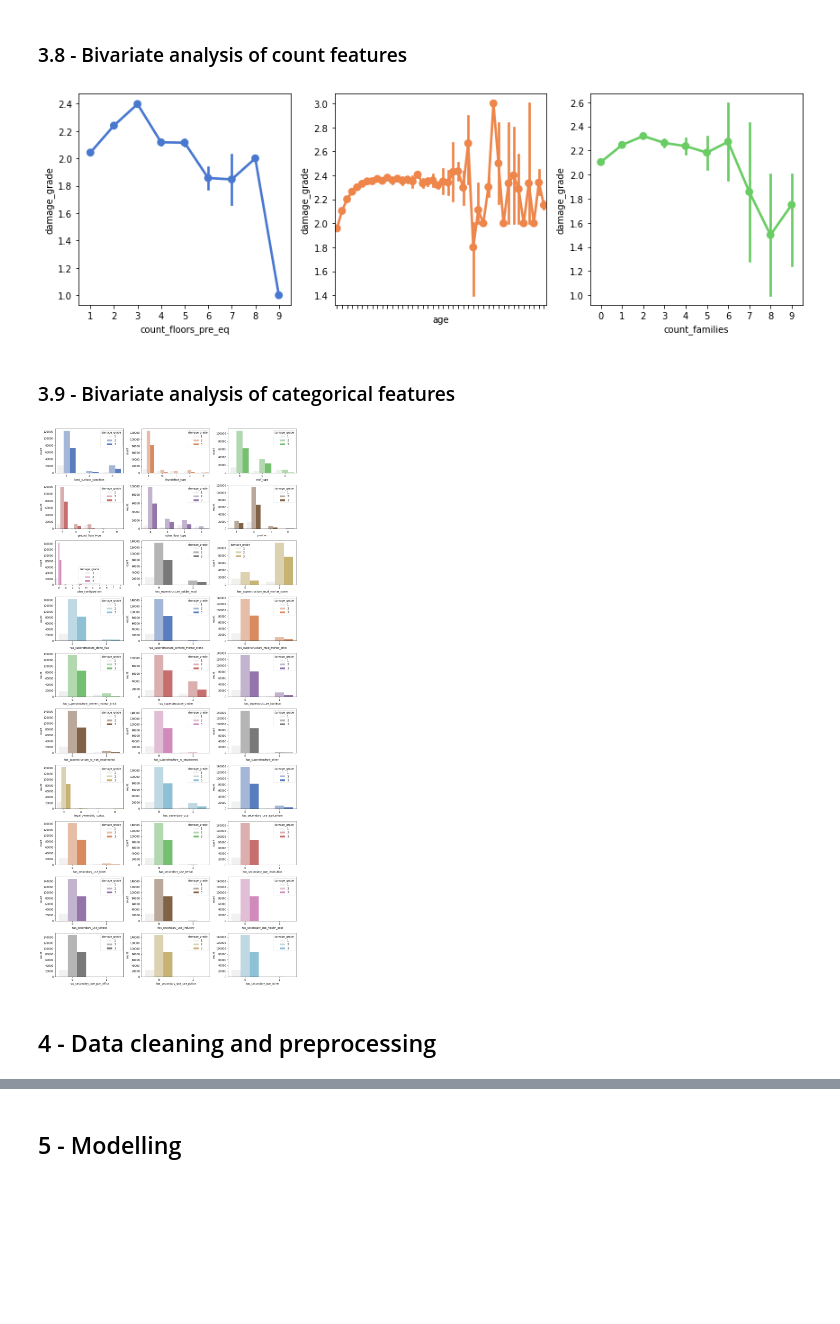
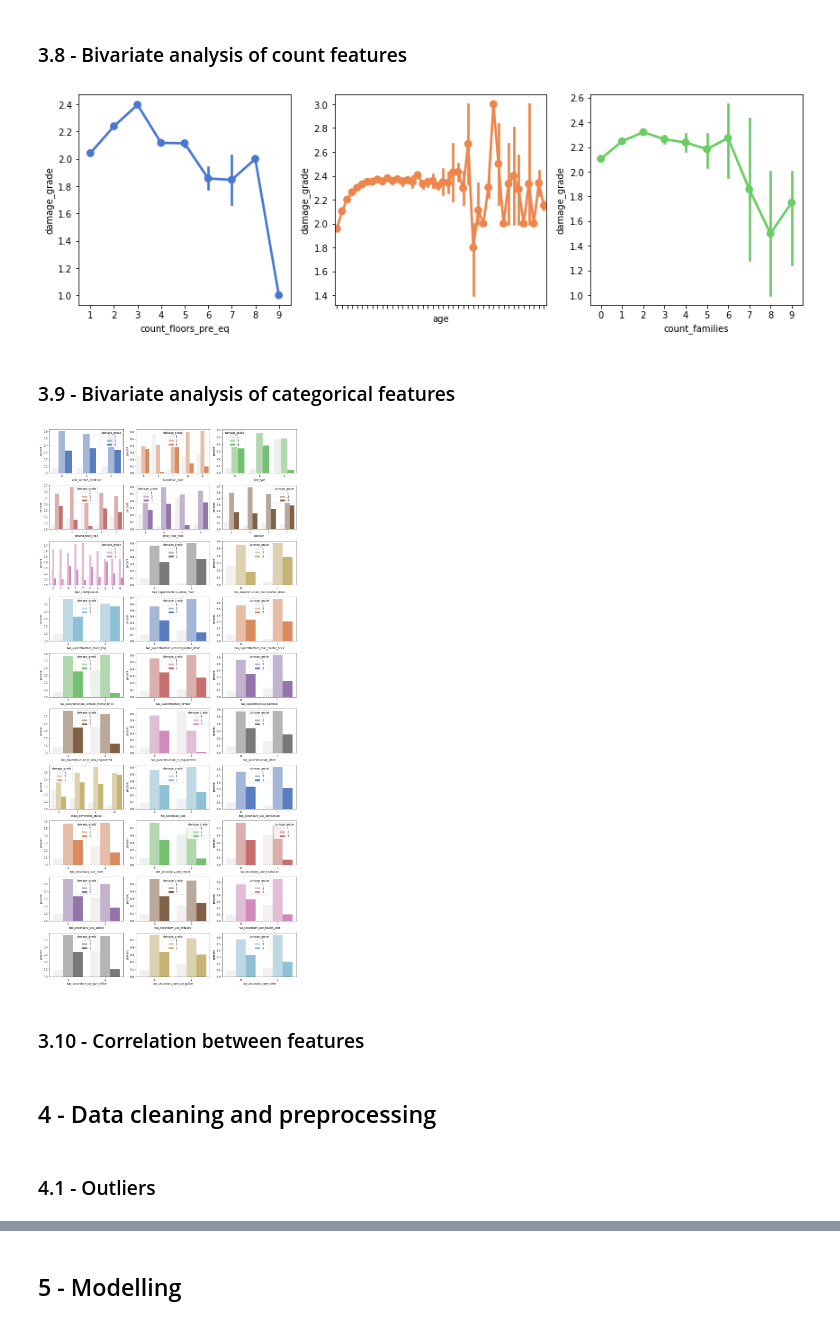
Before and after one commit to patohdzs/datadventures, a Jupyter notebook: how-bad-did-it-shake/earthquakes.ipynb, the cells around one changed output, grey strips where cells are left out. Drawn from its saved outputs; the diff is of its cells as text; code cells hidden in the pictures; blank space fills up the shorter version.

```diff
--- a/how-bad-did-it-shake/earthquakes.ipynb
+++ b/how-bad-did-it-shake/earthquakes.ipynb
@@ -339,14 +332,13 @@ plt.tight_layout()
 # %%
 # Plotting scaterrplots of continuous features versus target variable
 
-props = {
-    'boxprops': {'edgecolor': 'black'},
-    'medianprops': {'color': 'black'},
-    'whiskerprops': {'color': 'black'},
-    'flierprops': {'color': 'black'},
-    'showfliers': False,
-    'capprops': {'color': 'black'}
-}
+props ={'boxprops': {'edgecolor': 'black'},
+        'medianprops': {'color': 'black'},
+        'whiskerprops': {'color': 'black'},
+        'flierprops': {'color': 'black'},
+        'showfliers': False,
+        'capprops': {'color': 'black'}
+       }
 
 fig, axs = plt.subplots(2, 3)
 fig.set_size_inches(12, 6)
@@ -376,20 +368,27 @@ for i in range(len(count_feats)):
         p.set(xticklabels=[])
 plt.tight_layout()
 # %% [output]
-[figure, old version]
+[figure, new version]
 # %% [markdown]
 ### 3.9 - Bivariate analysis of categorical features
 # %%
 fig, axs = plt.subplots(10, 3)
 fig.set_size_inches(14, 30)
 for i in range(len(cat_feats)):
-    sns.countplot(x=data[cat_feats].iloc[:, i].dropna(),
-                  hue=data['damage_grade'],
-                  ax=axs[i//3, i % 3],
-                  color=standard_palette[i])
+    pct = (data.groupby([cat_feats[i],'damage_grade']).size() / data.groupby([cat_feats[i]]).size()).reset_index().rename({0:'percent'}, axis=1)
+    sns.barplot(x=cat_feats[i],
+                y='percent',
+                hue='damage_grade',
+                data=pct,
+                ax=axs[i//3, i % 3],
+                color=standard_palette[i])
 
 plt.tight_layout()
 # %% [output]
-[figure, old version]
+[figure, new version]
+# %% [markdown]
+### 3.10 - Correlation between features
 # %% [markdown]
 ## 4 - Data cleaning and preprocessing
+# %% [markdown]
+### 4.1 - Outliers
```
Also changed, not shown: parts of 8 cells of this notebook, 2 other files.
